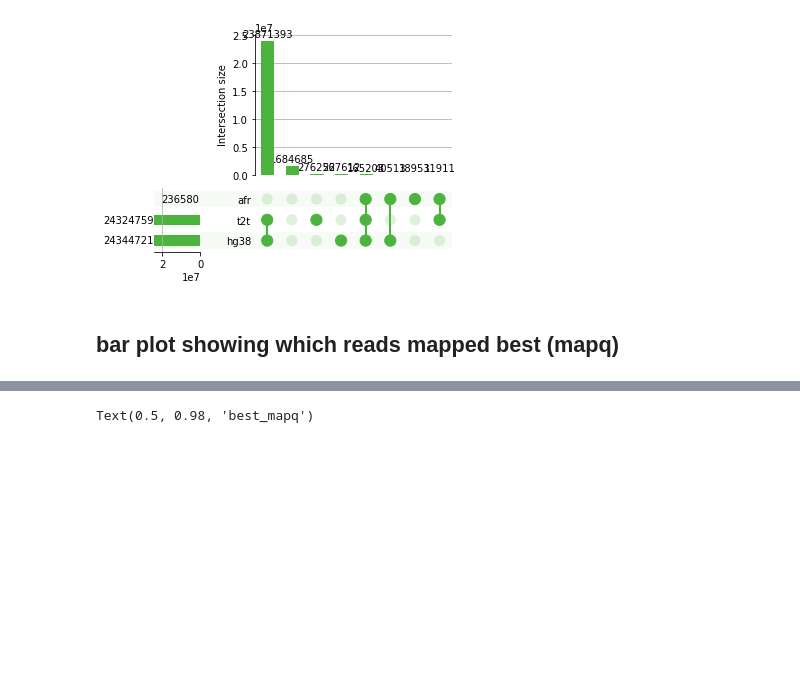
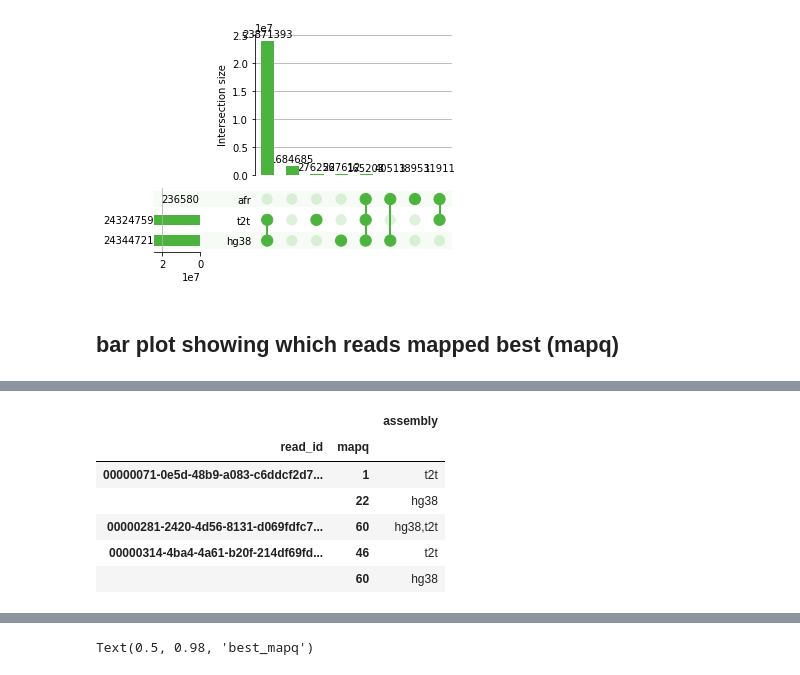
Before and after one commit to fairliereese/240903_pt, a Jupyter notebook: analysis/compare_hg38_t2t_afr.ipynb, the cells around one changed output, grey strips where cells are left out. Drawn from its saved outputs; the diff is of its cells as text; code cells hidden in the pictures; blank space fills up the shorter version.

```diff
--- a/analysis/compare_hg38_t2t_afr.ipynb
+++ b/analysis/compare_hg38_t2t_afr.ipynb
@@ -147,0 +194,10 @@ plt.suptitle(f'Reads w/ mapq>{thresh}')
+# %%
+df.head()
+# %% [output]
+|  |  | assembly |
+| read_id | mapq |  |
+| 00000071-0e5d-48b9-a083-c6ddcf2d7... | 1 | t2t |
+|  | 22 | hg38 |
+| 00000281-2420-4d56-8131-d069fdfc7... | 60 | hg38,t2t |
+| 00000314-4ba4-4a61-b20f-214df69fd... | 46 | t2t |
+|  | 60 | hg38 |
```
Also changed, not shown: parts of 16 cells of this notebook, 1 other file.
